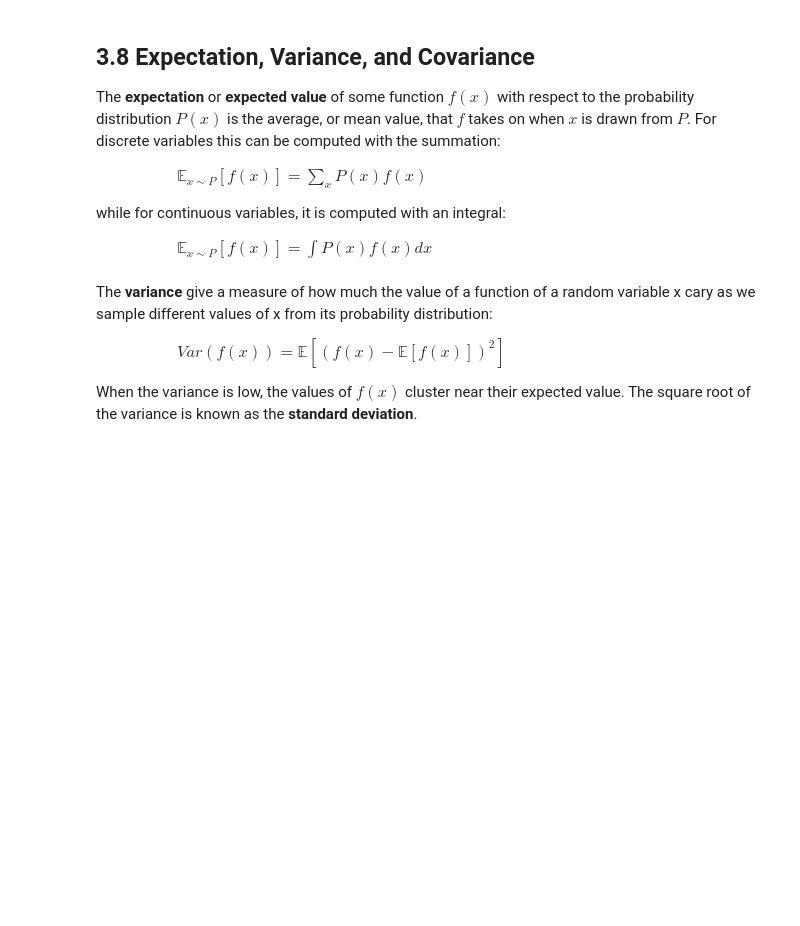
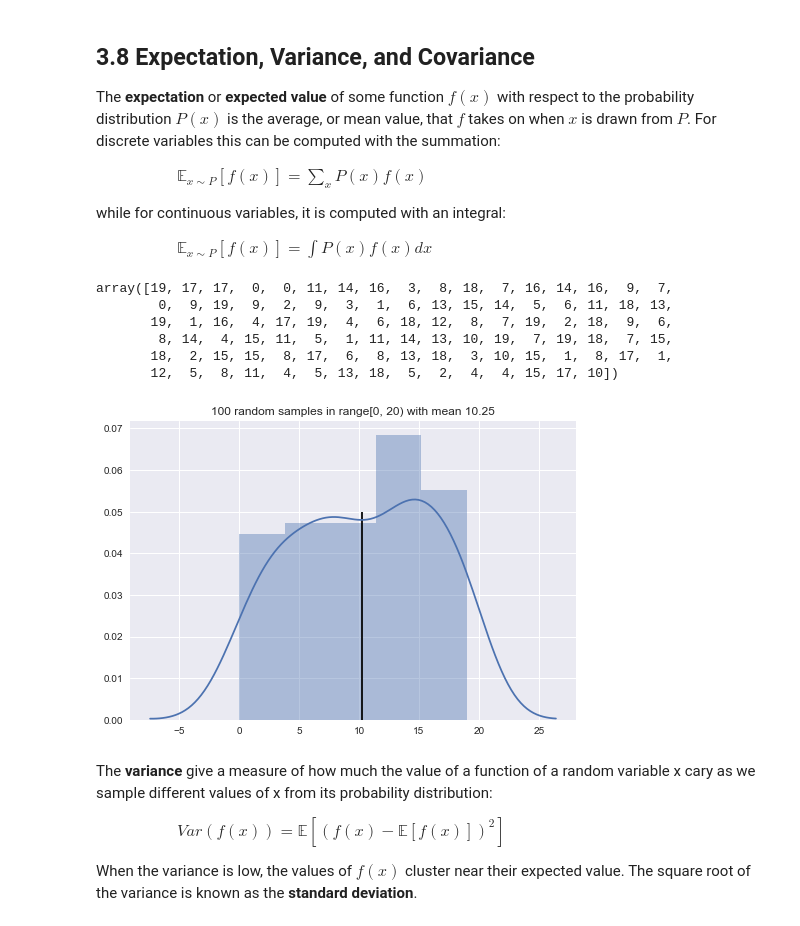
Before and after one commit to ninkle/deep-learning-book, a Jupyter notebook: ch3-probability-and-information-theory.ipynb, the cells around one changed output. Saved outputs shown, nothing was run; the diff lists cells and outputs as text; code cells hidden in the pictures; blank space fills up the shorter version.

```diff
--- a/ch3-probability-and-information-theory.ipynb
+++ b/ch3-probability-and-information-theory.ipynb
@@ -119,6 +120,25 @@ $\quad \quad \quad \quad \quad \mathbb{E}_{x \sim P} [f(x)] = \sum_{x} P(x)f(x)$
 while for continuous variables, it is computed with an integral:
 
 $\quad \quad \quad \quad \quad \mathbb{E}_{x \sim P} [f(x)] = \int P(x)f(x)dx$
+# %%
+samples = np.random.randint(high=20, low=0, size=100)  # generate 100 random integers in range [0, 20)
+samples
+# %% [output]
+array([19, 17, 17,  0,  0, 11, 14, 16,  3,  8, 18,  7, 16, 14, 16,  9,  7,
+        0,  9, 19,  9,  2,  9,  3,  1,  6, 13, 15, 14,  5,  6, 11, 18, 13,
+       19,  1, 16,  4, 17, 19,  4,  6, 18, 12,  8,  7, 19,  2, 18,  9,  6,
+        8, 14,  4, 15, 11,  5,  1, 11, 14, 13, 10, 19,  7, 19, 18,  7, 15,
+       18,  2, 15, 15,  8, 17,  6,  8, 13, 18,  3, 10, 15,  1,  8, 17,  1,
+       12,  5,  8, 11,  4,  5, 13, 18,  5,  2,  4,  4, 15, 17, 10])
+# %%
+mean = np.mean(samples)  # calculate the mean
+
+sns.distplot(samples)  # plot the sample distribution
+plt.vlines(mean, 0, 0.05)  # add black vertical bar to indicate the mean value
+plt.title("100 random samples in range[0, 20) with mean "+str(mean))
+plt.show()
+# %% [output]
+[figure, added]
 # %% [markdown]
 The **variance** give a measure of how much the value of a function of a random variable x cary as we sample different values of x from its probability distribution:
 
```
Also changed, not shown: parts of 17 cells of this notebook.
